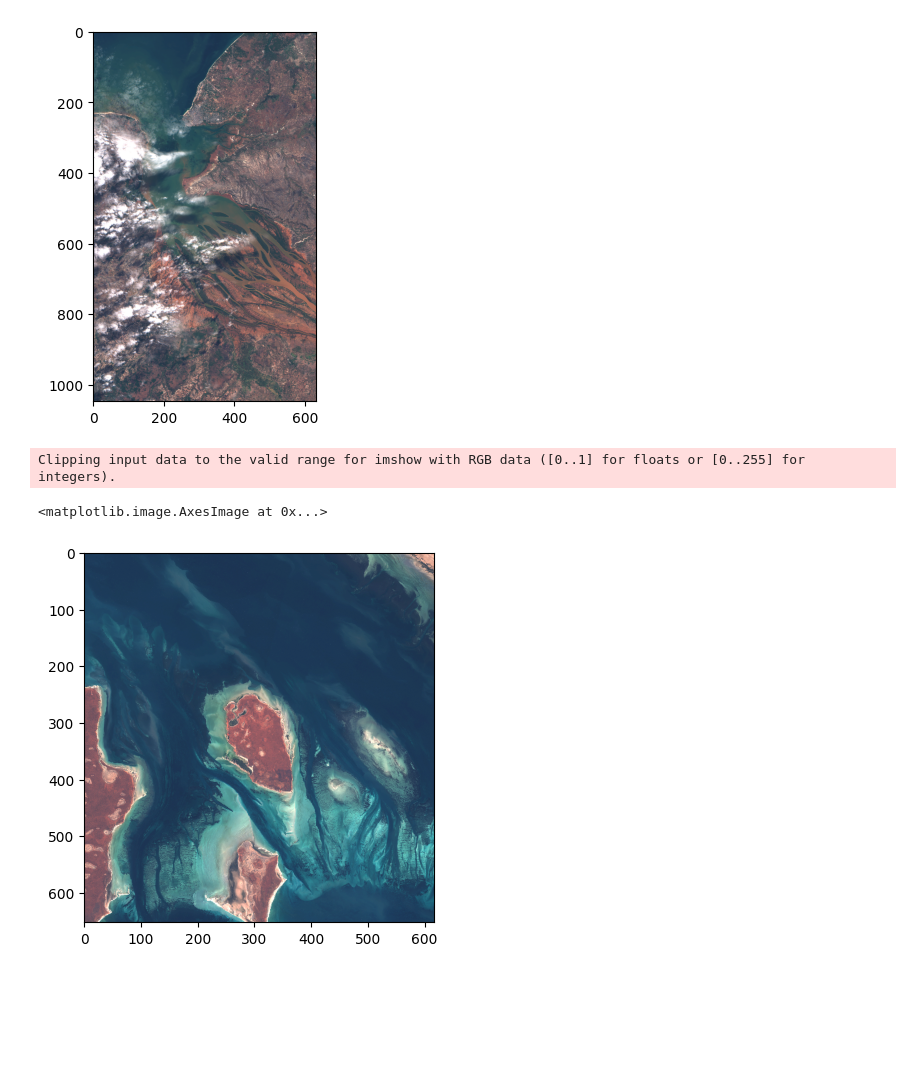
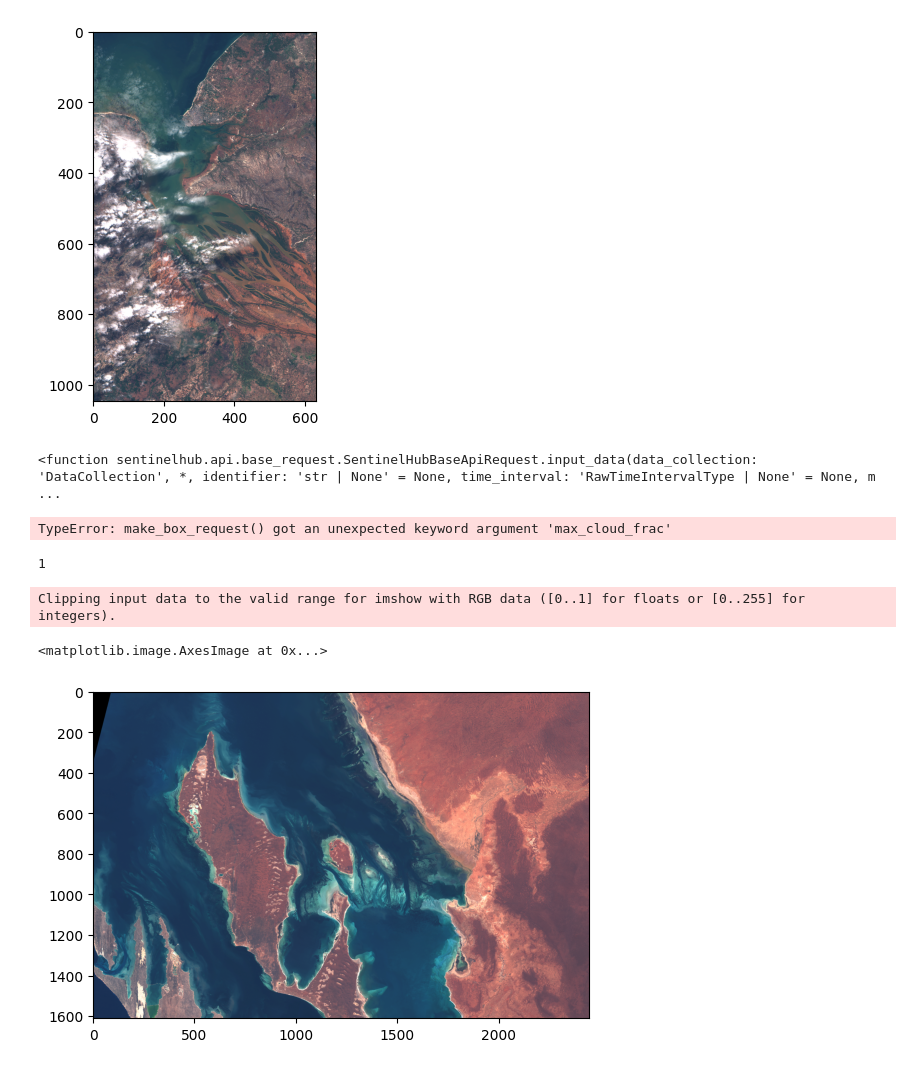
Before and after one commit to irr-github/sat-data, a Jupyter notebook: examples/sentinelhub_example.ipynb, the cells around one changed output. Drawn from its saved outputs; the diff is of its cells as text; code cells hidden in the pictures; blank space fills up the shorter version.

Commit message:
add swir, cloud coverage

```diff
--- a/examples/sentinelhub_example.ipynb
+++ b/examples/sentinelhub_example.ipynb
@@ -15,25 +15,45 @@ plt.imshow(img*3.5/255)
 Clipping input data to the valid range for imshow with RGB data ([0..1] for floats or [0..255] for integers).
 <matplotlib.image.AxesImage at 0x...>
 [figure]
+# %%
+from sentinelhub import SentinelHubRequest
+SentinelHubRequest.input_data
+# %% [output]
+<function sentinelhub.api.base_request.SentinelHubBaseApiRequest.input_data(data_collection: 'DataCollection', *, identifier: 'str | None' = None, time_interval: 'RawTimeIntervalType | None' = None, m ...
 # %%
 # a very simple approx
 km2deg = 1.0 / 111
-x, y = (113.887, -25.843)  # Center point of a query, Madagascar
-dx = 20 #km
-dy = 20
+x, y = (113.887, -25.43)  # Center point of a query, Madagascar
+dx = 80 #km
+dy = 50
 rx = dx * km2deg
 ry = dy*km2deg
 bbox = (x - rx, y - ry, x + rx, y + ry)
 bbox_km = (x-dx, y-dy, x+dx, y+dy)
 # %%
 request = make_box_request(TRUECOLOR, area_coordinates = bbox,
-    time_interval =("2020-06-12", "2020-06-13"),
+    time_interval =("2020-06-04", "2020-06-13"),
     resolution_m =  60,
+    max_could_frac = 0.2,
 )
 images = request.get_data()
 img = images[0]
 plt.imshow(img*3.5/255)
 # %% [output]
-Clipping input data to the valid range for imshow with RGB data ([0..1] for floats or [0..255] for integers).
+TypeError: make_box_request() got an unexpected keyword argument 'max_cloud_frac'
-<matplotlib.image.AxesImage at 0x...>
-[figure, removed]
+# %%
+len(images)
+# %% [output]
+1
+# %%
+composite = images[0]
+for i, im in enumerate(images[1:]):
+    composite = np.where(composite !=0, composite, im)
+    print(i)
+    print(np.argwhere(composite == 0))
+
+plt.imshow(composite*3.5/255)
+# %% [output]
+Clipping input data to the valid range for imshow with RGB data ([0..1] for floats or [0..255] for integers).
+<matplotlib.image.AxesImage at 0x...>
+[figure, added]
```
Also changed, not shown: 2 other files.
